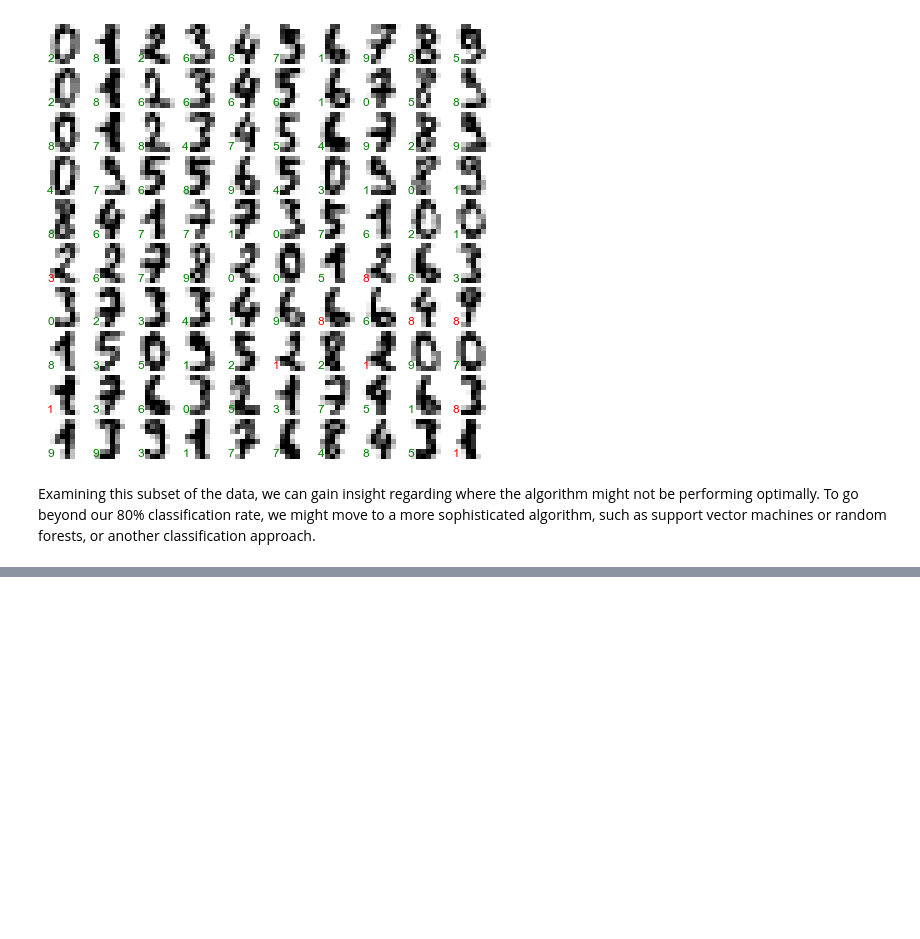
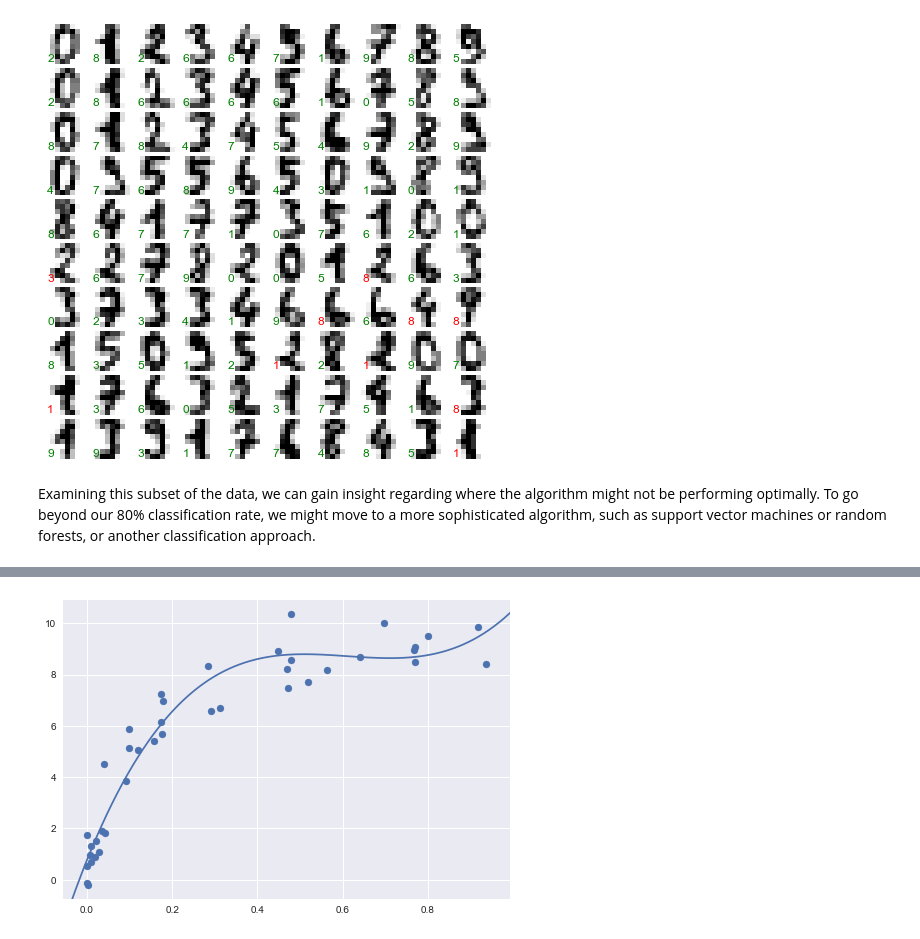
Before and after one commit to sangloo/Data-Science-Learning-Path, a Jupyter notebook: JupyterProjects 'WIP'/Machine Learning cheat sheet v1.0.ipynb, the cells around one changed output, grey strips where cells are left out. Saved outputs shown, nothing was run; the diff lists cells and outputs as text; code cells hidden in the pictures; blank space fills up the shorter version.

```diff
--- a/JupyterProjects 'WIP'/Machine Learning cheat sheet v1.0.ipynb
+++ b/JupyterProjects 'WIP'/Machine Learning cheat sheet v1.0.ipynb
@@ -363,0 +509,11 @@ Examining this subset of the data, we can gain insight regarding where the algor
+# %%
+# From the validation curve, we can read off that the optimal trade-off
+# between bias and variance is found for a third-order polynomial;
+
+plt.scatter(X.ravel(), y)
+lim = plt.axis()
+y_test = PolynomialRegression(3).fit(X, y).predict(X_test)
+plt.plot(X_test.ravel(), y_test);
+plt.axis(lim);
+# %% [output]
+[figure, added]
```
Also changed, not shown: parts of 52 cells of this notebook, 1 other file.
